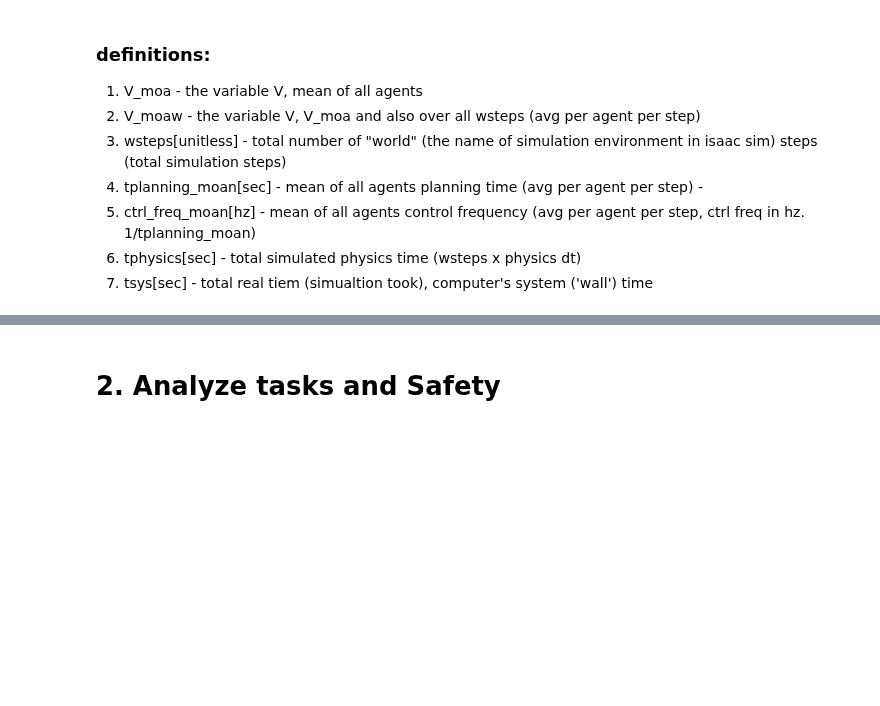
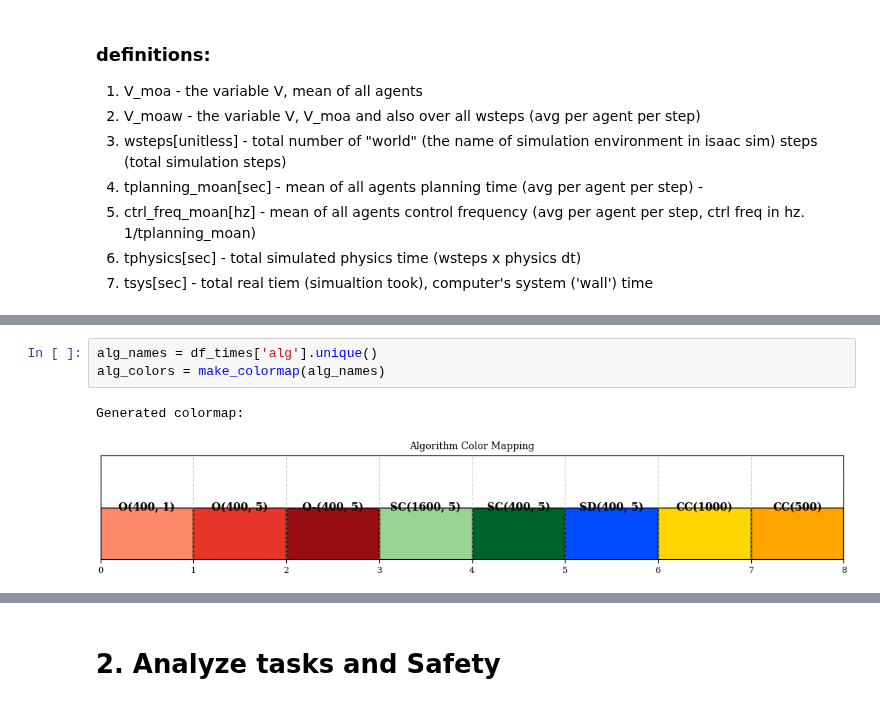
Before and after one commit to Dan7171/rl_for_curobo, a Jupyter notebook: projects_root/experiments/analysis_test_cluster.ipynb, the cells around one changed output, grey strips where cells are left out. Drawn from its saved outputs; the diff is of its cells as text; blank space fills up the shorter version.

```diff
--- a/projects_root/experiments/analysis_test_cluster.ipynb
+++ b/projects_root/experiments/analysis_test_cluster.ipynb
@@ -1238,3 +1396,9 @@ def make_time_plots(df_planning_time, hz=True, mode='by_task', save=False, sort_
+# %%
+alg_names = df_times['alg'].unique()
+alg_colors = make_colormap(alg_names)
+# %% [output]
+Generated colormap:
+[figure, added]
 # %%
 if time_analysis:
     print('Plotting time plots by task type...')
```
Also changed, not shown: parts of 22 cells of this notebook.
